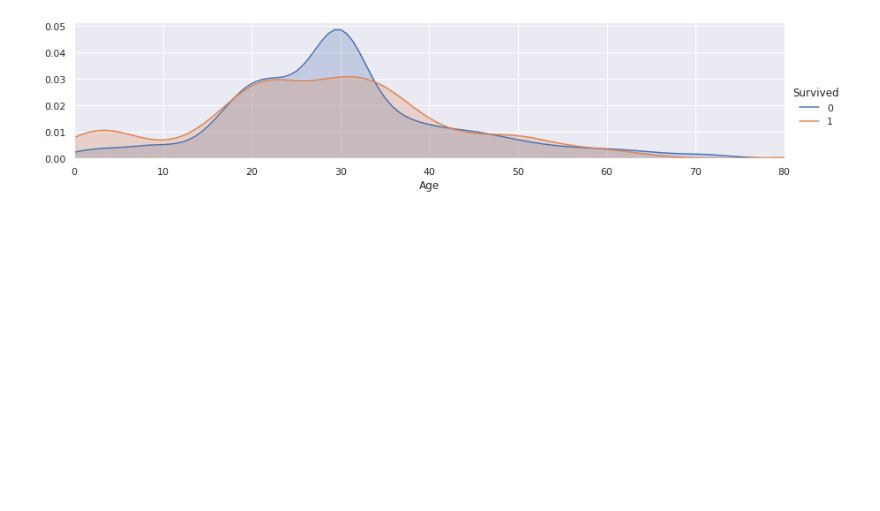
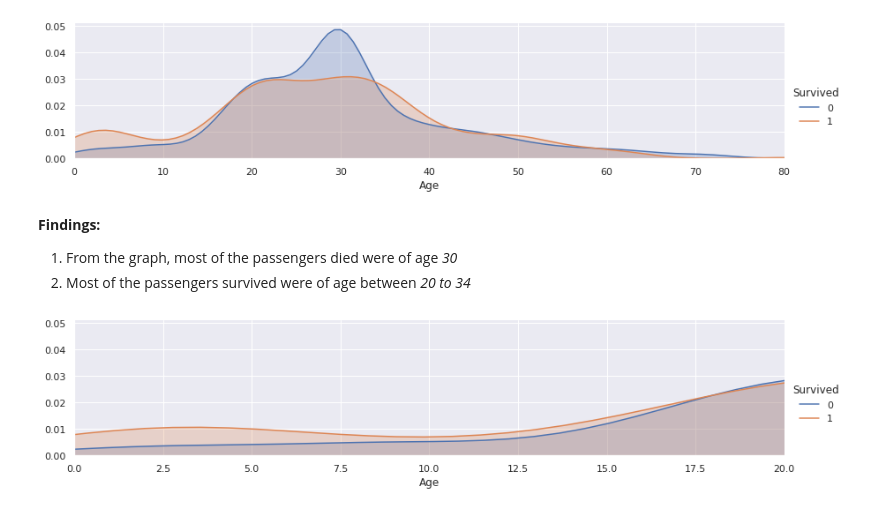
Before and after one commit to Zaedul-Islam/Kaggle, a Jupyter notebook: Titanic - Machine Learning from Disaster/Titanic.ipynb, the cells around one changed output. Saved outputs shown, nothing was run; the diff lists cells and outputs as text; code cells hidden in the pictures; blank space fills up the shorter version.

```diff
--- a/Titanic - Machine Learning from Disaster/Titanic.ipynb
+++ b/Titanic - Machine Learning from Disaster/Titanic.ipynb
@@ -330,3 +335,19 @@ facet.add_legend()
 plt.show()
 # %% [output]
 [figure]
+# %% [markdown]
+**Findings:**
+1. From the graph, most of the passengers died were of age *30*
+2. Most of the passengers survived were of age between *20 to 34*
+# %%
+facet = sns.FacetGrid(train, hue = "Survived", aspect = 4)
+facet.map(sns.kdeplot, 'Age', shade = True)
+facet.set(xlim = (0, train['Age'].max()))
+facet.add_legend()
+
+# Plotting the age range between 0 to 20
+plt.xlim(0, 20)
+
+plt.show()
+# %% [output]
+[figure, added]
```
Also changed, not shown: parts of 16 cells of this notebook.
